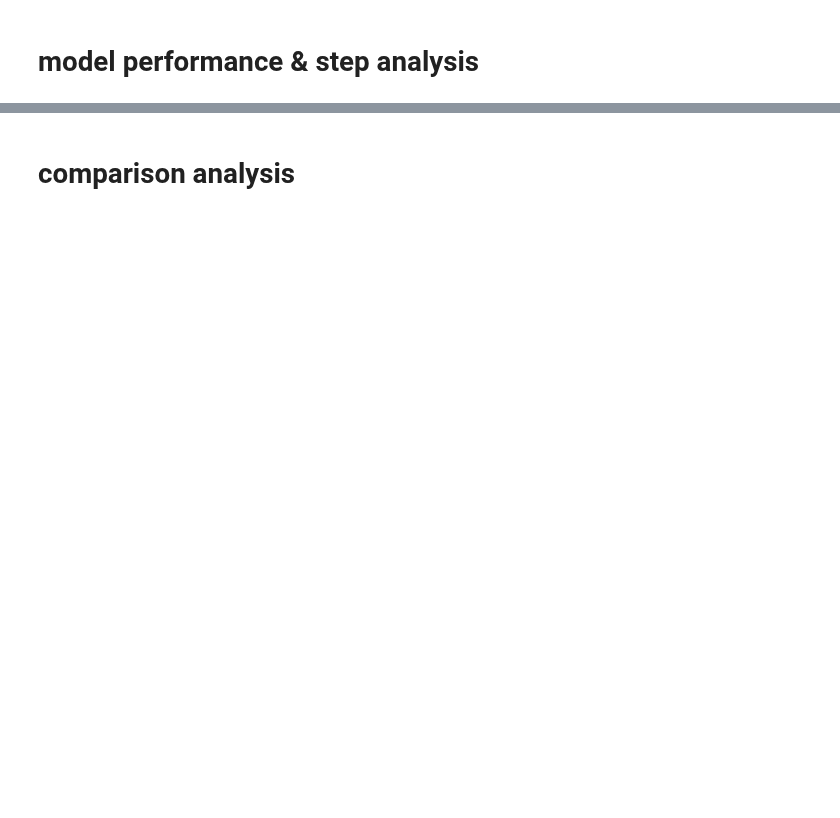
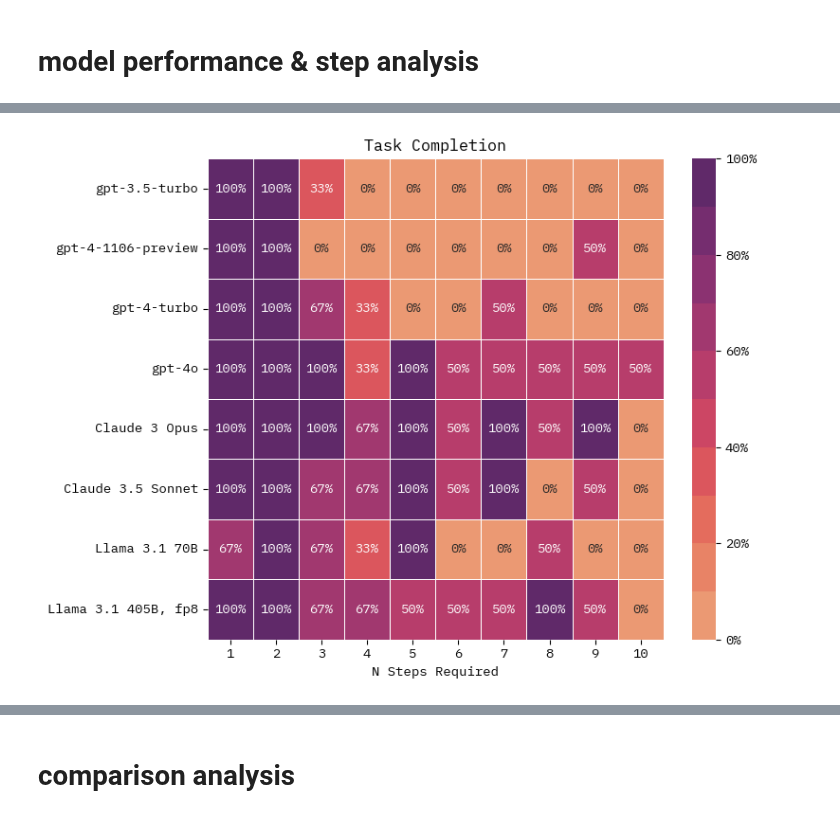
Before and after one commit to ur-whitelab/md-agent, a Jupyter notebook: notebooks/paper_figures/plots.ipynb, the cells around one changed output, grey strips where cells are left out. Cells and saved outputs as stored; diff of their text form; code cells hidden in the pictures; blank space fills up the shorter version.

```diff
--- a/notebooks/paper_figures/plots.ipynb
+++ b/notebooks/paper_figures/plots.ipynb
@@ -112,0 +104,10 @@ plt.legend(bbox_to_anchor=(1.01, 1), loc='upper left')
+# %%
+# logical final answer vs num. steps
+
+result = worksheet.get("M242:V250")
+models = worksheet.get("A231:A238")
+models = [m[0] for m in models]
+df = pd.DataFrame(result[1:], columns=result[0], index=models)
+df = df.apply(pd.to_numeric)
+steps2_logical_df = df
+steps2_logical_df.head()
@@ -112,0 +121,21 @@ plt.legend(bbox_to_anchor=(1.01, 1), loc='upper left')
+# %%
+intervals = [0, 0.1, 0.2, 0.3, 0.4, 0.5, 0.6, 0.7, 0.8, 0.9, 1.0]
+cmap = sns.color_palette("flare", len(intervals) - 1)
+
+plt.figure(figsize=(8, 6))
+sns.heatmap(steps2_logical_df, annot=True, cmap=cmap, fmt=".0%", linewidths=0.5)
+
+cbar = plt.gca().collections[0].colorbar
+cbar.set_ticks([0, 0.2, 0.4, 0.6, 0.8, 1.0])
+cbar.set_ticklabels(['0%', '20%', '40%', '60%', '80%', '100%'])
+
+# # Set labels and title
+plt.xlabel("N Steps Required")
+plt.title("Task Completion")
+
+# Show the plot
+plt.tight_layout()
+plt.savefig('steps-part1.png',dpi=300)
+plt.show()
+# %% [output]
+[figure, added]
```
Also changed, not shown: parts of 24 cells of this notebook.
